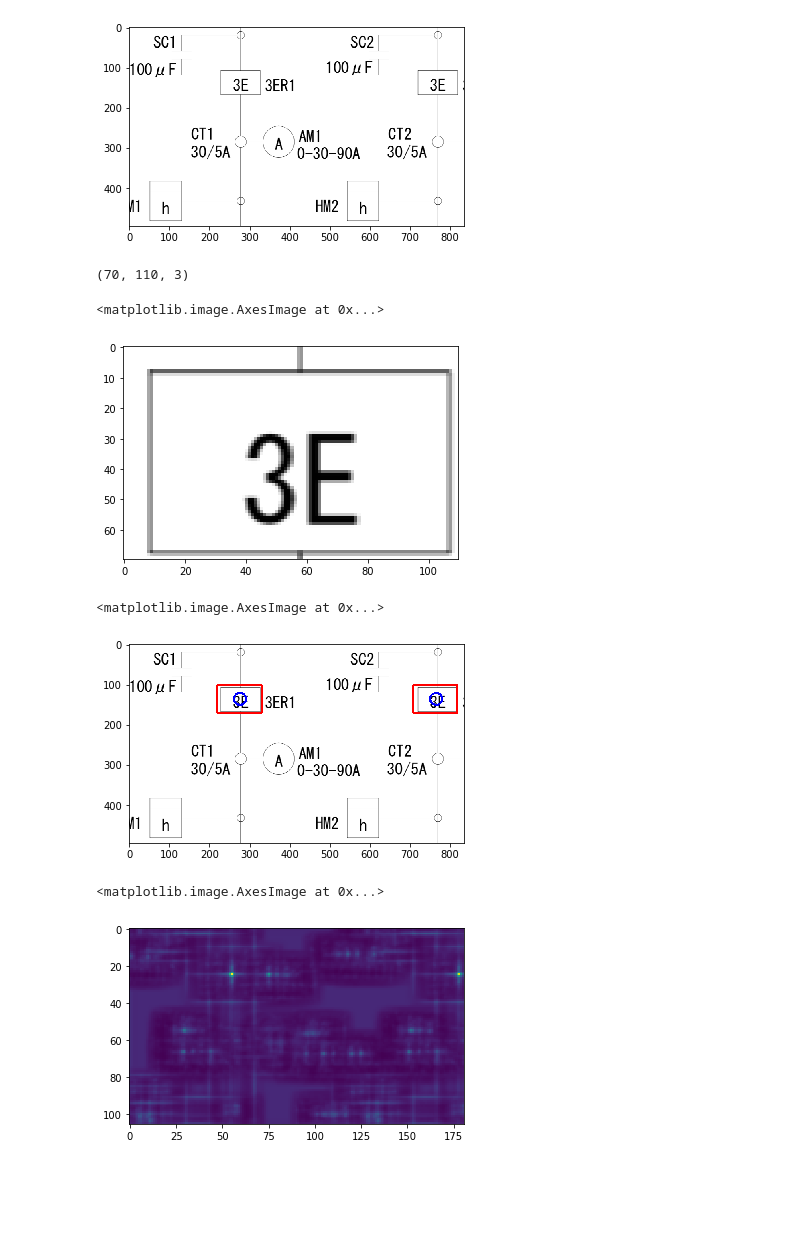
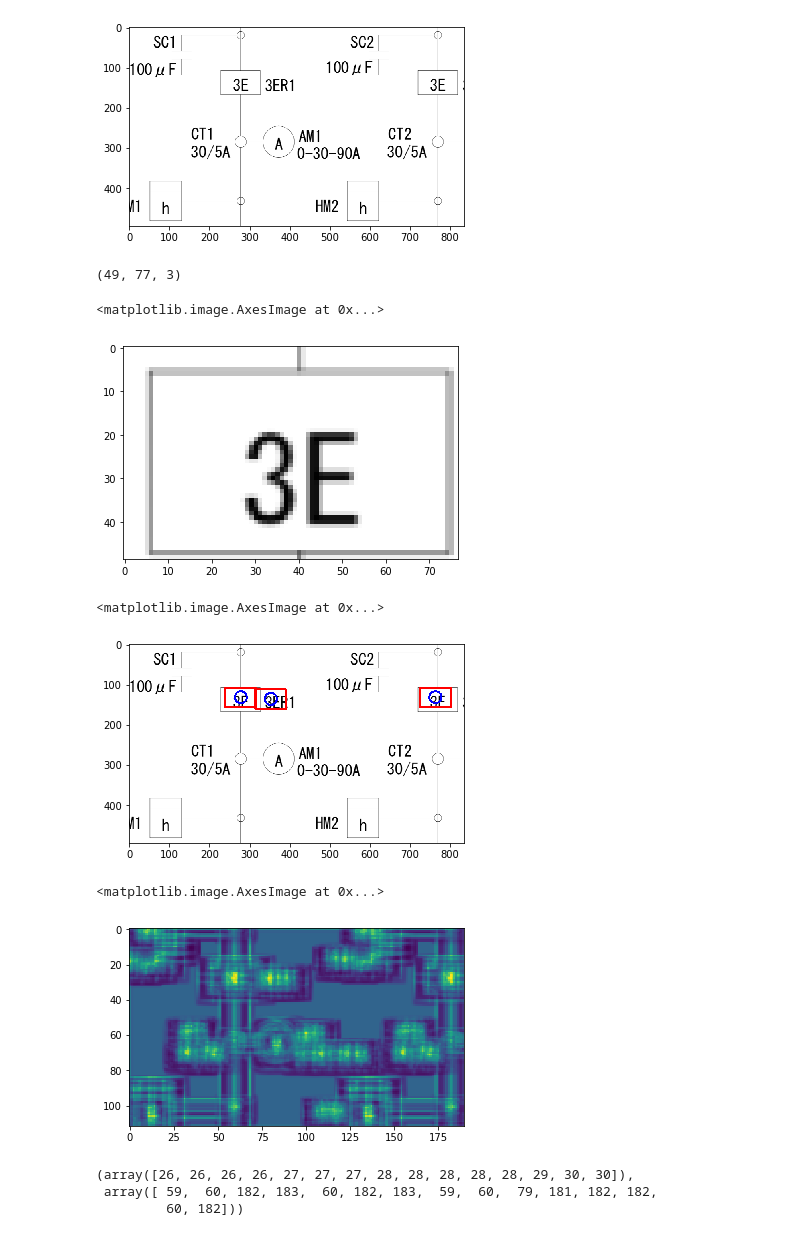
Before and after one commit to kamata1729/robustTemplateMatching, a Jupyter notebook: robustTM.ipynb, the cells around one changed output. Drawn from its saved outputs; the diff is of its cells as text; code cells hidden in the pictures; blank space fills up the shorter version.

```diff
--- a/robustTM.ipynb
+++ b/robustTM.ipynb
@@ -30,16 +30,16 @@ plt.imshow(raw_image)
 # %%
 #raw_template = raw_image[20:100, 570:650, :]
 raw_template = raw_image[100:170, 220:330, :]
-#raw_template = cv2.resize(raw_template, dsize=None, fx=0.7, fy=0.7)
+raw_template = cv2.resize(raw_template, dsize=None, fx=0.7, fy=0.7)
 # %%
 raw_template.shape
 # %% [output]
-(70, 110, 3)
+(49, 77, 3)
 # %%
 plt.imshow(raw_template)
 # %% [output]
 <matplotlib.image.AxesImage at 0x...>
-[figure, old version]
+[figure, new version]
 # %%
 template = transforms.Compose([
         transforms.ToTensor(),
@@ -140,6 +140,7 @@ class FeatureExtractor():
 
         boxes = []
         centers = []
+        scores = []
         for max_index in max_indices:
             i_star, j_star = max_index
             NCC_part = self.NCC[i_star-1:i_star+2, j_star-2:j_star+2]
@@ -168,20 +169,21 @@ class FeatureExtractor():
 
             boxes.append([(x1, y1), (x2, y2)])
             centers.append((x_center, y_center))
+            scores.append(np.sum(NCC_part))
 
-        return boxes, centers
+        return boxes, centers, scores
 # %%
 vgg_feature = models.vgg13(pretrained=True).features
 # %%
 FE = FeatureExtractor(vgg_feature, use_cuda=True, padding=True)
 # %%
-boxes, centers = FE(template, image, threshold=0.8)
+boxes, centers, scores = FE(template, image, threshold=0.35)
 # %%
 d_img = raw_image.astype(np.uint8).copy()
-for i in range(len(boxes)):
+for i in nms(np.array(boxes), np.array(scores), thresh=0.5):
     d_img = cv2.rectangle(d_img, boxes[i][0], boxes[i][1], (255,0,0), 3)
     d_img = cv2.circle(d_img, centers[i], 15, (0,0,255), 3)
 plt.imshow(d_img)
 # %% [output]
 <matplotlib.image.AxesImage at 0x...>
-[figure, old version]
+[figure, new version]
@@ -190,4 +220,10 @@ NCC = FE.NCC / np.max(FE.NCC)
 plt.imshow(NCC)
 # %% [output]
 <matplotlib.image.AxesImage at 0x...>
-[figure, old version]
+[figure, new version]
+# %%
+np.where(FE.NCC> 0.35)
+# %% [output]
+(array([26, 26, 26, 26, 27, 27, 27, 28, 28, 28, 28, 28, 29, 30, 30]),
+ array([ 59,  60, 182, 183,  60, 182, 183,  59,  60,  79, 181, 182, 182,
+         60, 182]))
```
Also changed, not shown: parts of 1 cell of this notebook.
